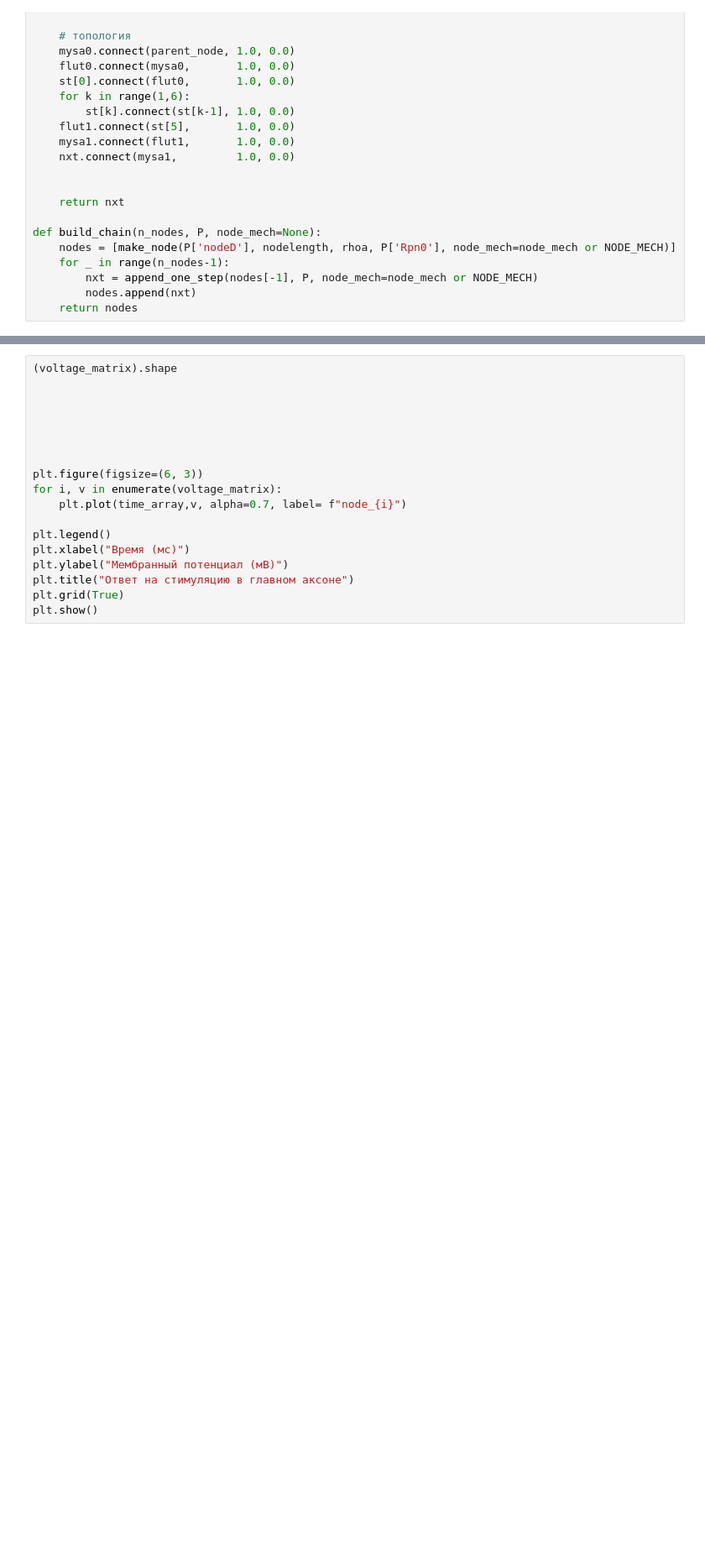
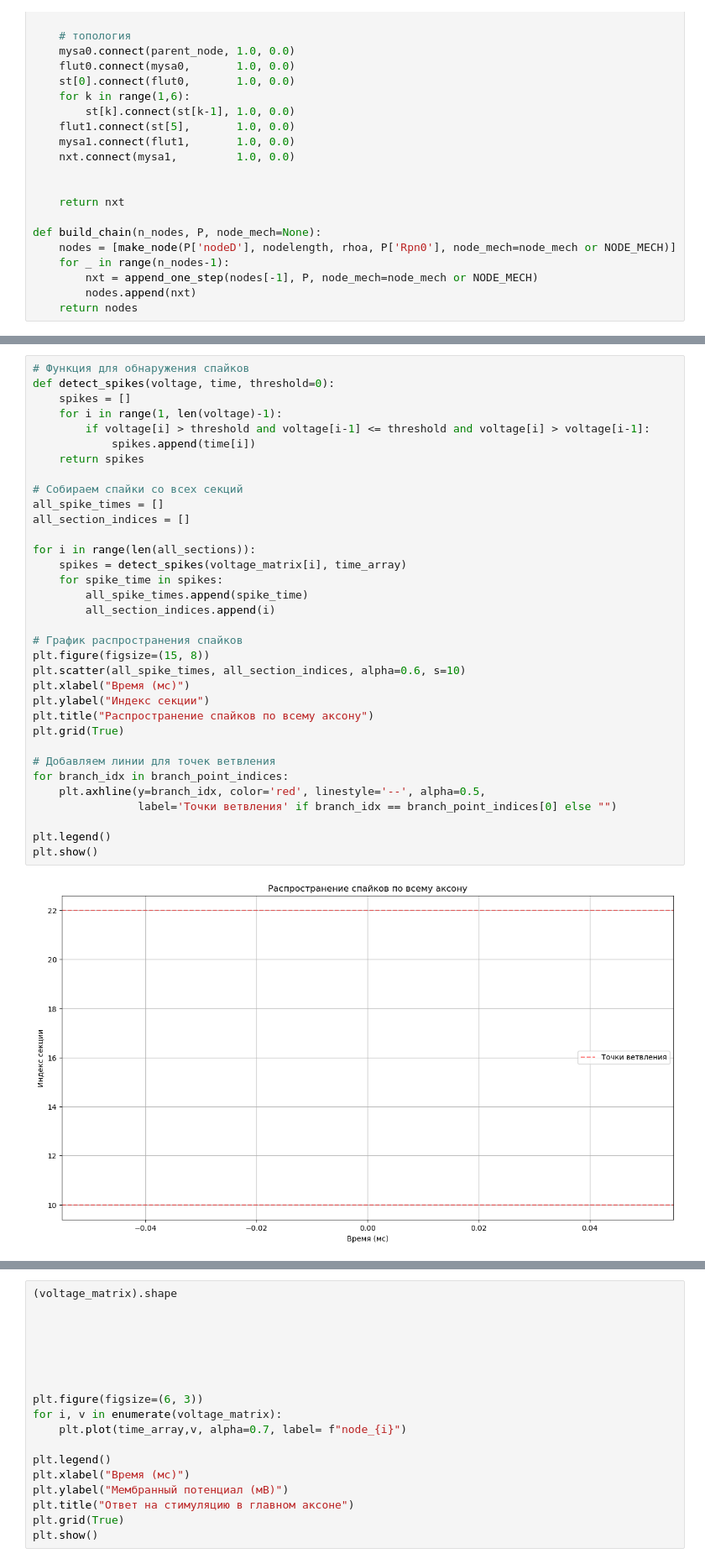
Before and after one commit to Nivahn/peripheral_nerve_model, a Jupyter notebook: Other_models/MRG_model/MRGaxon/Branching_MRG.ipynb, the cells around one changed output, grey strips where cells are left out. Shown at 84% size. Drawn from its saved outputs; the diff is of its cells as text; blank space fills up the shorter version.

```diff
--- a/Other_models/MRG_model/MRGaxon/Branching_MRG.ipynb
+++ b/Other_models/MRG_model/MRGaxon/Branching_MRG.ipynb
@@ -634 +910,37 @@ plt.show()
+# %%
+# Функция для обнаружения спайков
+def detect_spikes(voltage, time, threshold=0):
+    spikes = []
+    for i in range(1, len(voltage)-1):
+        if voltage[i] > threshold and voltage[i-1] <= threshold and voltage[i] > voltage[i-1]:
+            spikes.append(time[i])
+    return spikes
+
+# Собираем спайки со всех секций
+all_spike_times = []
+all_section_indices = []
+
+for i in range(len(all_sections)):
+    spikes = detect_spikes(voltage_matrix[i], time_array)
+    for spike_time in spikes:
+        all_spike_times.append(spike_time)
+        all_section_indices.append(i)
+
+# График распространения спайков
+plt.figure(figsize=(15, 8))
+plt.scatter(all_spike_times, all_section_indices, alpha=0.6, s=10)
+plt.xlabel("Время (мс)")
+plt.ylabel("Индекс секции")
+plt.title("Распространение спайков по всему аксону")
+plt.grid(True)
+
+# Добавляем линии для точек ветвления
+for branch_idx in branch_point_indices:
+    plt.axhline(y=branch_idx, color='red', linestyle='--', alpha=0.5,
+                label='Точки ветвления' if branch_idx == branch_point_indices[0] else "")
+
+plt.legend()
+plt.show()
+# %% [output]
+[figure, added]
 # %%
```
Also changed, not shown: parts of 21 cells of this notebook, 2 other files.
